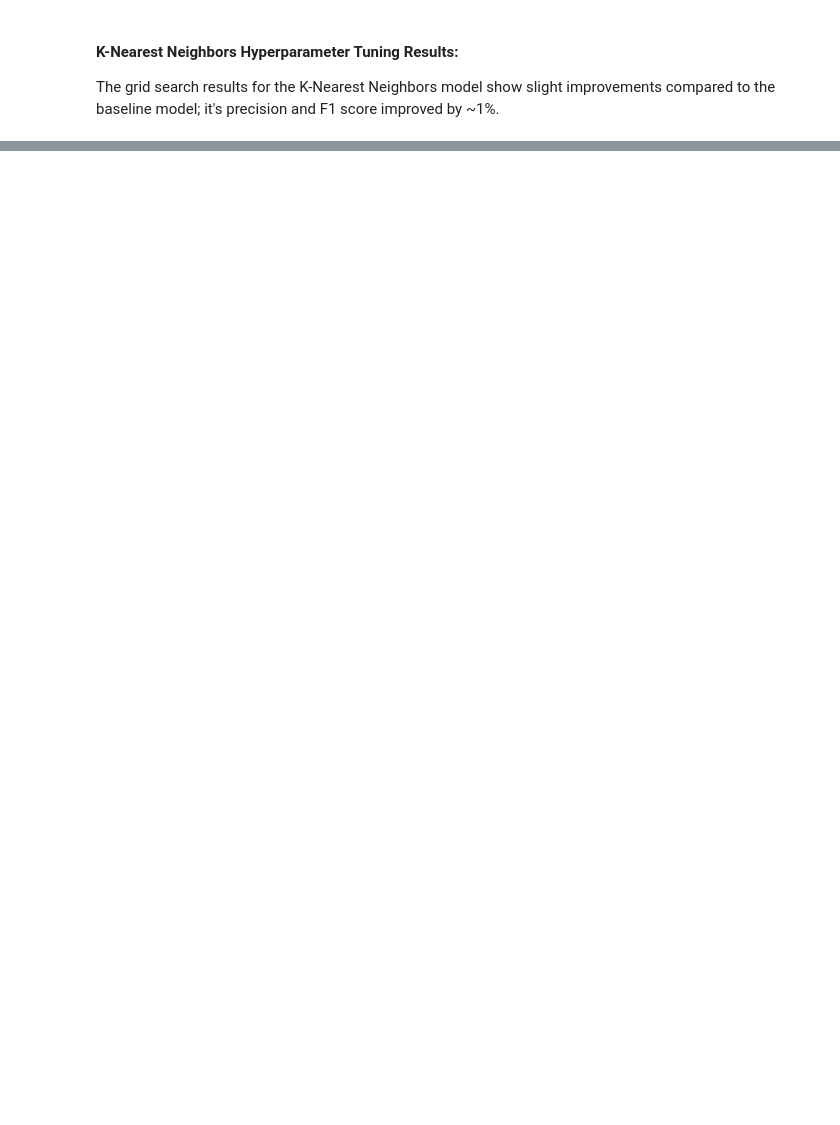
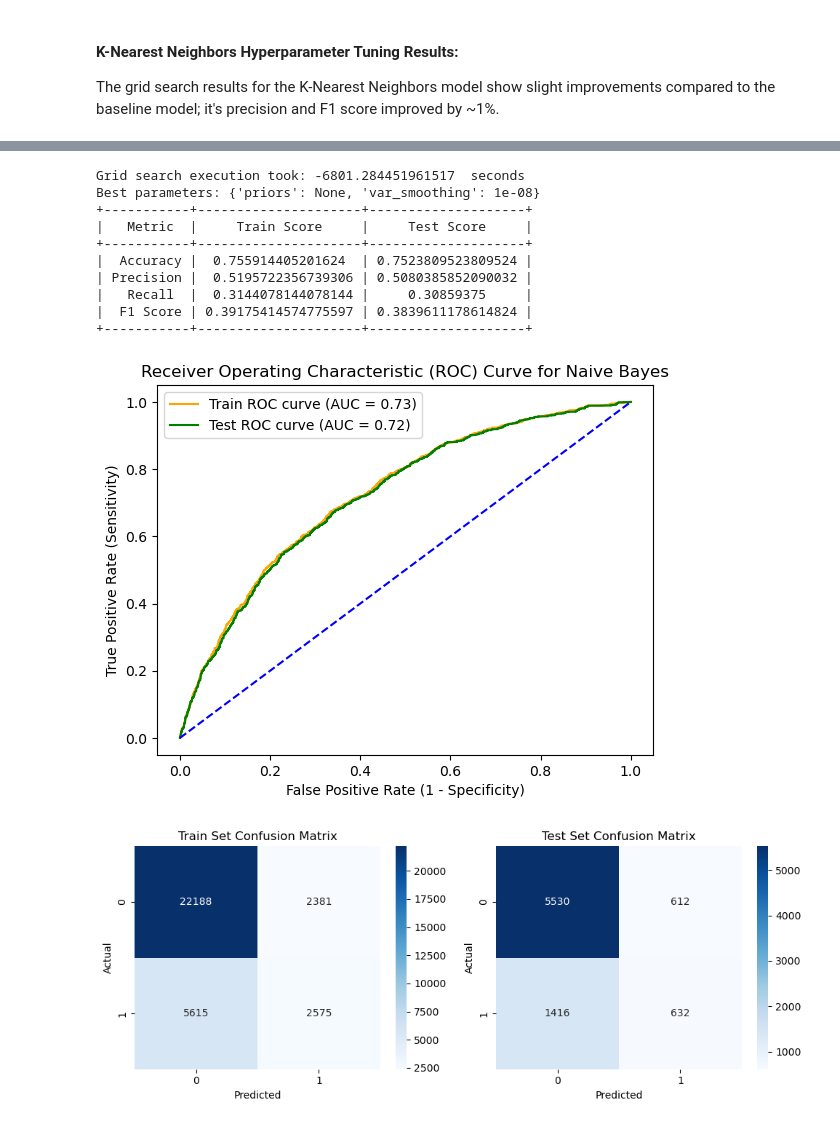
Before and after one commit to sjmfirestone/comp-4448-final-project, a Jupyter notebook: video-popularity.ipynb, the cells around one changed output, grey strips where cells are left out. Saved outputs shown, nothing was run; the diff lists cells and outputs as text; code cells hidden in the pictures; blank space fills up the shorter version.

```diff
--- a/video-popularity.ipynb
+++ b/video-popularity.ipynb
@@ -1426,26 +1465,40 @@ The hyperparameters we will be tuning are:
 # %%
 params_grid = {
-    'alpha': [0.01, 0.1, 0.5, 1.0, 3.0]
+    'priors': [None, [0.5, 0.5], [0.3, 0.7]], # example prior probabilities
+    'var_smoothing': [1e-9, 1e-8, 1e-7]
 }
 
 # instantiate a naive bayes model
 nb = GaussianNB()
 
 start_time = time.time() # start timer
 # perform grid search
 best_nb, best_params_nb = run_gridsearch(nb, params_grid, X_train, y_train)
 end_time
 
 # print time taken for grid search
-print("Grid search execution took: {.2f} seconds.".format(end_time - start_time))
+print("Grid search execution took:", str(end_time - start_time), " seconds")
 # print best parameters
 print("Best parameters:", best_params_nb)
 
 # train, fit and evaluate the model
 train_fit_eval(best_nb, X_train, y_train, X_test, y_test)
 
 # plot the roc curve
 plot_roc_curve(y_train, best_nb.predict_proba(X_train)[:,1], y_test, best_nb.predict_proba(X_test)[:, 1], 'Naive Bayes')
 
 # plot the confusion matrix
 plot_confusion_matrix(y_train, best_nb.predict(X_train), y_test, best_nb.predict(X_test), 'Naive Bayes')
+# %% [output]
+Grid search execution took: -6801.284451961517  seconds
+Best parameters: {'priors': None, 'var_smoothing': 1e-08}
++-----------+---------------------+--------------------+
+|   Metric  |     Train Score     |     Test Score     |
++-----------+---------------------+--------------------+
+|  Accuracy |  0.755914405201624  | 0.7523809523809524 |
+| Precision |  0.5195722356739306 | 0.5080385852090032 |
+|   Recall  |  0.3144078144078144 |     0.30859375     |
+|  F1 Score | 0.39175414574775597 | 0.3839611178614824 |
++-----------+---------------------+--------------------+
+[figure, added]
+[figure, added]
```
Also changed, not shown: parts of 12 cells of this notebook.
